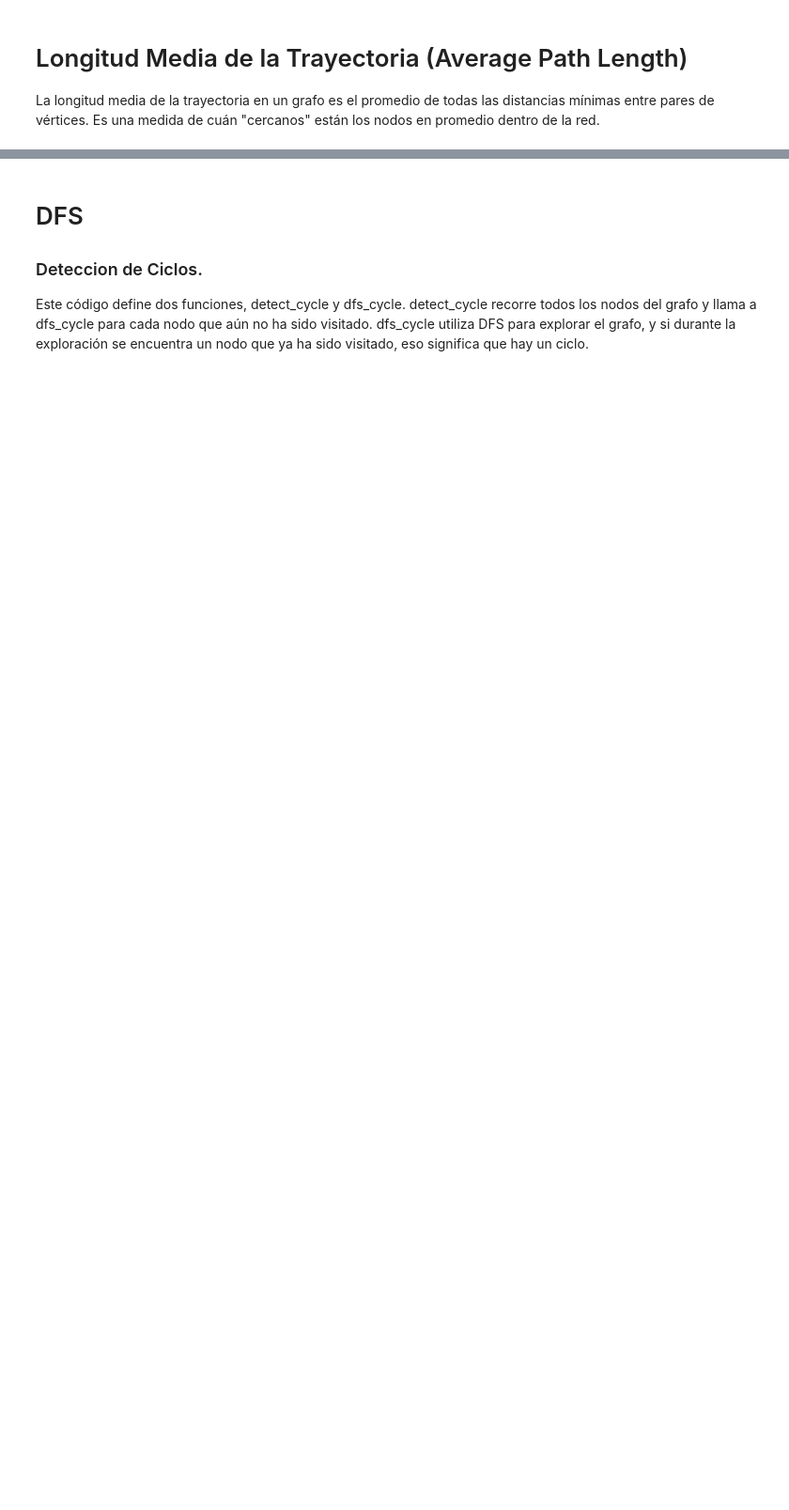
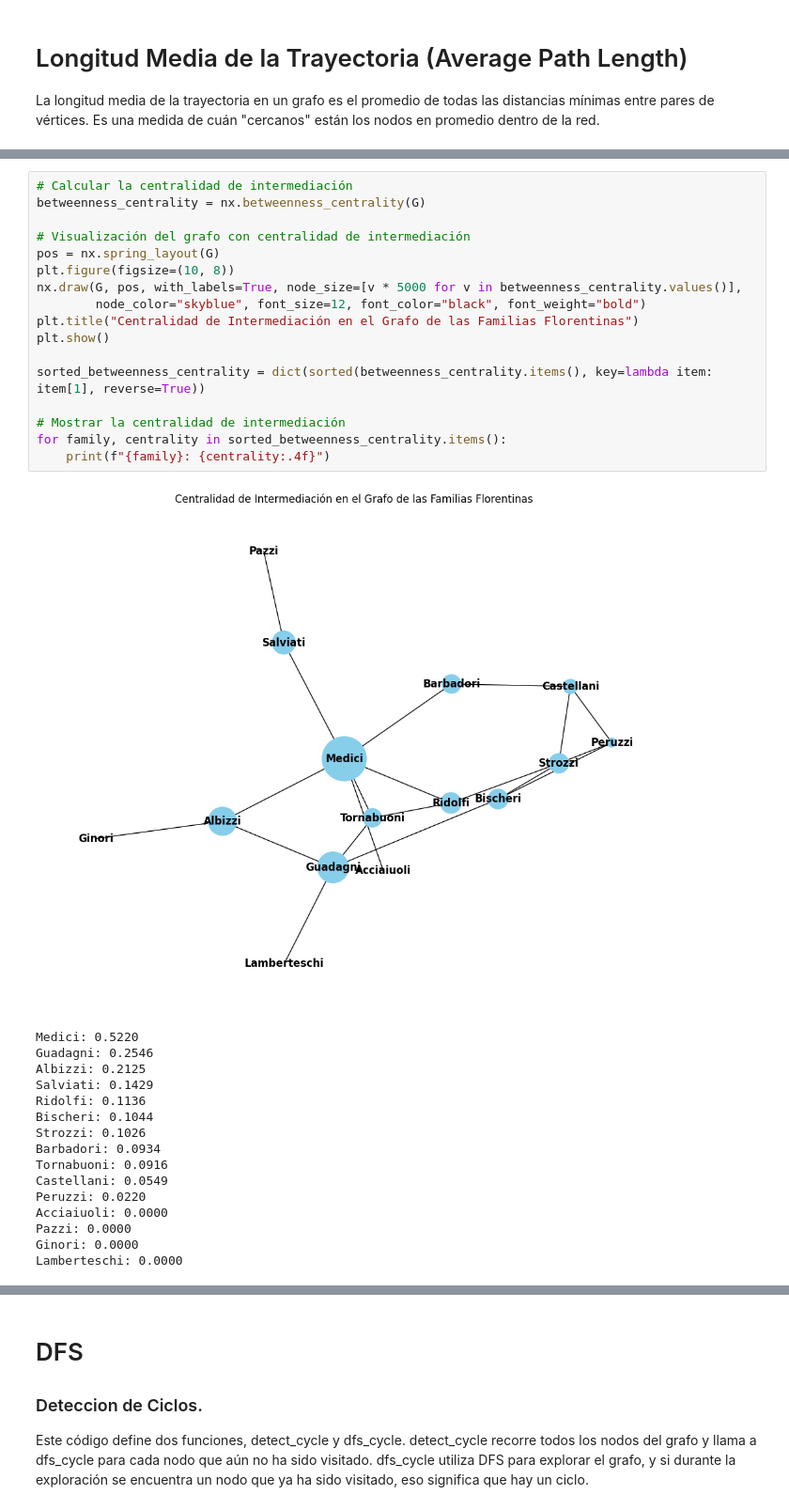
Before and after one commit to sharop/TallerGrafos24, a Jupyter notebook: Clase_2_Grafos.ipynb, the cells around one changed output, grey strips where cells are left out. Shown at 94% size. Drawn from its saved outputs; the diff is of its cells as text; blank space fills up the shorter version.

```diff
--- a/Clase_2_Grafos.ipynb
+++ b/Clase_2_Grafos.ipynb
@@ -228,0 +242,34 @@ Lamberteschi: 0.0888
+# %%
+# Calcular la centralidad de intermediación
+betweenness_centrality = nx.betweenness_centrality(G)
+
+# Visualización del grafo con centralidad de intermediación
+pos = nx.spring_layout(G)
+plt.figure(figsize=(10, 8))
+nx.draw(G, pos, with_labels=True, node_size=[v * 5000 for v in betweenness_centrality.values()],
+        node_color="skyblue", font_size=12, font_color="black", font_weight="bold")
+plt.title("Centralidad de Intermediación en el Grafo de las Familias Florentinas")
+plt.show()
+
+sorted_betweenness_centrality = dict(sorted(betweenness_centrality.items(), key=lambda item: item[1], reverse=True))
+
+# Mostrar la centralidad de intermediación
+for family, centrality in sorted_betweenness_centrality.items():
+    print(f"{family}: {centrality:.4f}")
+# %% [output]
+[figure, added]
+Medici: 0.5220
+Guadagni: 0.2546
+Albizzi: 0.2125
+Salviati: 0.1429
+Ridolfi: 0.1136
+Bischeri: 0.1044
+Strozzi: 0.1026
+Barbadori: 0.0934
+Tornabuoni: 0.0916
+Castellani: 0.0549
+Peruzzi: 0.0220
+Acciaiuoli: 0.0000
+Pazzi: 0.0000
+Ginori: 0.0000
+Lamberteschi: 0.0000
```
Also changed, not shown: parts of 13 cells of this notebook.
